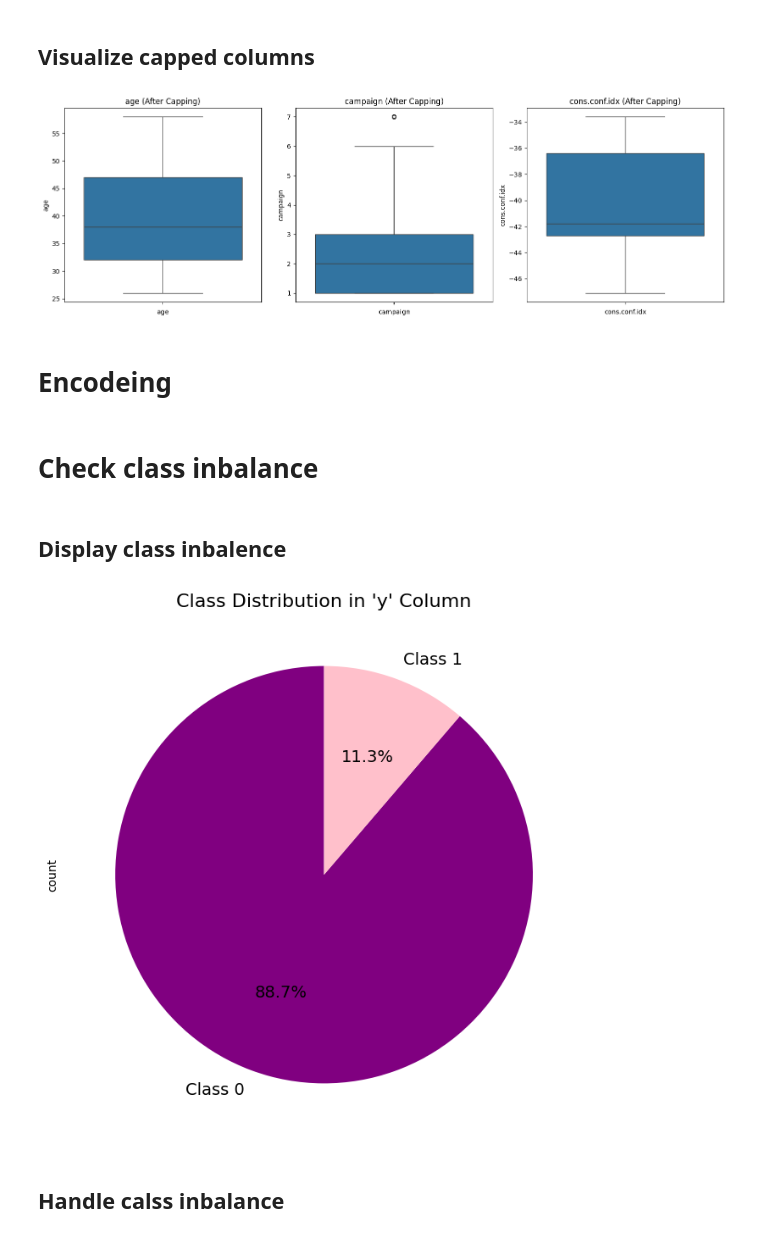
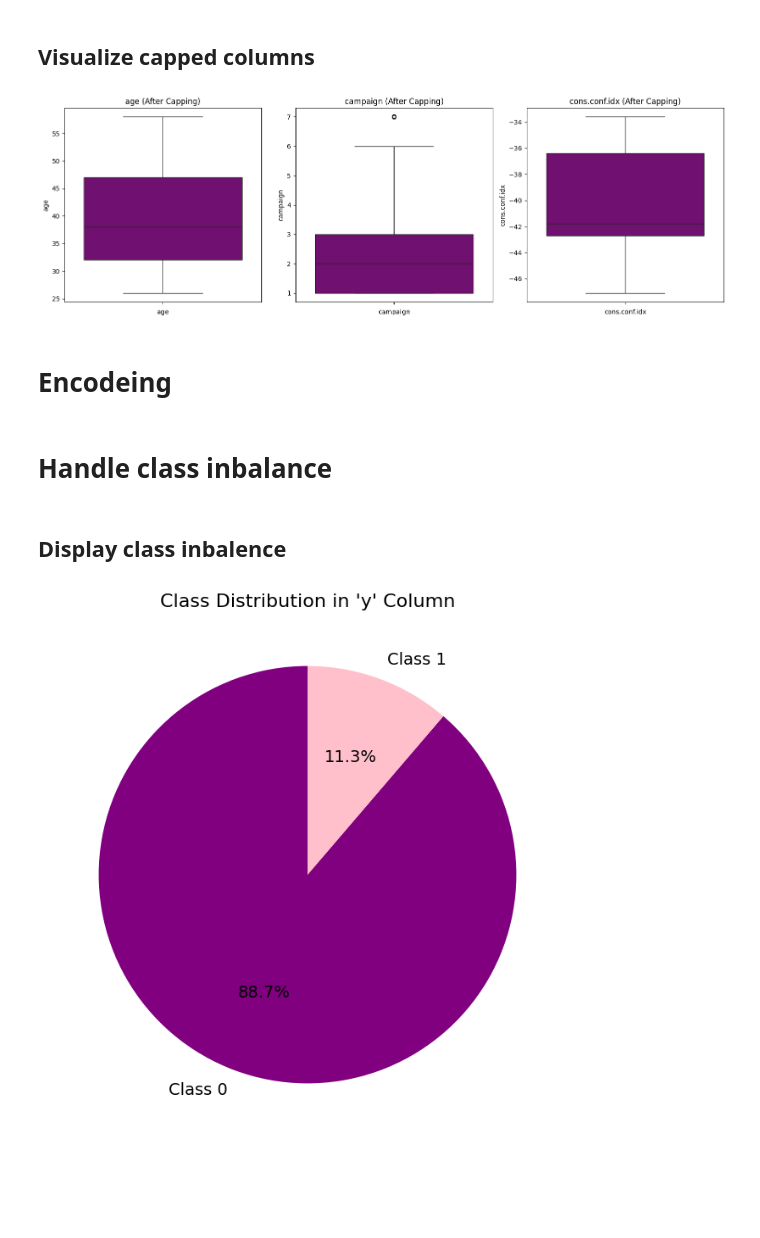
Before and after one commit to Mineth03/Client-Predicting, a Jupyter notebook: Preprocessing/DataPreprocessing.ipynb, the cells around one changed output. Drawn from its saved outputs; the diff is of its cells as text; code cells hidden in the pictures; blank space fills up the shorter version.

```diff
--- a/Preprocessing/DataPreprocessing.ipynb
+++ b/Preprocessing/DataPreprocessing.ipynb
@@ -244,17 +481,22 @@ import pandas as pd
 import matplotlib.pyplot as plt
 import seaborn as sns
 
-# Assuming 'data' is your dataset
+data = pd.read_csv('DatasetDropped.csv')
+
 # Identify numerical columns
 numerical_columns = data.select_dtypes(include=['float64', 'int64']).columns
 
+# Calculate the number of rows needed to fit all subplots
+num_columns = 4
+num_rows = (len(numerical_columns) // num_columns) + (len(numerical_columns) % num_columns > 0)
+
 # Set up the plot
-plt.figure(figsize=(12, 8))
+plt.figure(figsize=(15, num_rows * 5))
 
 # Create a box plot for each numerical column
 for i, column in enumerate(numerical_columns, 1):
-    plt.subplot(2, (len(numerical_columns) + 1) // 2, i)  # Arrange plots in a grid
-    sns.boxplot(data=data[column])
+    plt.subplot(num_rows, num_columns, i)  # Arrange plots in a grid with 4 columns
+    sns.boxplot(data=data[column], color='purple')
     plt.title(f"Box plot for {column}")
     plt.tight_layout()
 
@@ -268,18 +510,17 @@ plt.show()
 import pandas as pd
 
 # List of column names to apply capping
-columns_to_cap = ['age', 'campaign', 'cons.conf.idx']
+cols_cap = ['age', 'campaign', 'cons.conf.idx']
 
 # Apply capping to the specified columns
-for column in columns_to_cap:
-    lower_cap = data[column].quantile(0.05)  # 5th percentile
-    upper_cap = data[column].quantile(0.95)  # 95th percentile
+for col in cols_cap:
+    lower_cap = data[col].quantile(0.05)  # 5th percentile
+    upper_cap = data[col].quantile(0.95)  # 95th percentile
     # capping
-    data[column] = data[column].clip(lower=lower_cap, upper=upper_cap)
+    data[col] = data[col].clip(lower=lower_cap, upper=upper_cap)
 
-output_file_path = 'Capped.csv'
-data.to_csv(output_file_path, index=False)
-print("Capping applied successfully. The modified dataset has been saved to:", output_file_path)
+data.to_csv("Capped.csv", index=False)
+print("Capping applied successfully. The modified dataset has been saved to: Capped.csv")
 # %% [output]
 Capping applied successfully. The modified dataset has been saved to: Capped.csv
 # %% [markdown]
@@ -287,24 +528,24 @@ Capping applied successfully. The modified dataset has been saved to: Capped.csv
 # %%
 import pandas as pd
 import matplotlib.pyplot as plt
 import seaborn as sns
 
 df = pd.read_csv('Capped.csv')
 
 # Columns to visualize
-columns_to_plot = ['age', 'campaign', 'cons.conf.idx']
+cols_plot = ['age', 'campaign', 'cons.conf.idx']
 
 # Create boxplots to visualize
 plt.figure(figsize=(15, 5))
-for i, column in enumerate(columns_to_plot):
-    plt.subplot(1, len(columns_to_plot), i + 1)  # Create subplots
-    sns.boxplot(data=df[column])
+for i, column in enumerate(cols_plot):
+    plt.subplot(1, len(cols_plot), i + 1)
+    sns.boxplot(data=df[column], color='purple')
     plt.title(f'{column} (After Capping)')
     plt.xlabel(column)
 plt.tight_layout()
 plt.show()
 # %% [output]
-[figure, old version]
+[figure, new version]
 # %% [markdown]
 # **Encodeing**
 # %%
@@ -339,19 +574,18 @@ encoded_data.head()
 encoded_data.to_csv('Encoded.csv', index=False)
 # %% [markdown]
-# **Check class inbalance**
+# **Handle class inbalance**
 # %% [markdown]
 ## **Display class inbalence**
 # %%
 import pandas as pd
 import matplotlib.pyplot as plt
 
-file_path = "Encoded.csv"
-data = pd.read_csv(file_path)
+data = pd.read_csv("Encoded.csv")
 
-# Count occurrences of each value in the "y" column
+# Counts
 counts = data["y"].value_counts()
 
-# Display as a pie chart
+# Pie chart
 plt.figure(figsize=(8, 8))
 counts.plot.pie(
     labels=["Class 0", "Class 1"],
@@ -364,6 +598,4 @@ plt.title("Class Distribution in 'y' Column", fontsize=16)
 plt.ylabel("")
 plt.show()
 # %% [output]
-[figure, old version]
+[figure, new version]
-# %% [markdown]
-## **Handle calss inbalance**
```
Also changed, not shown: parts of 38 cells of this notebook.
